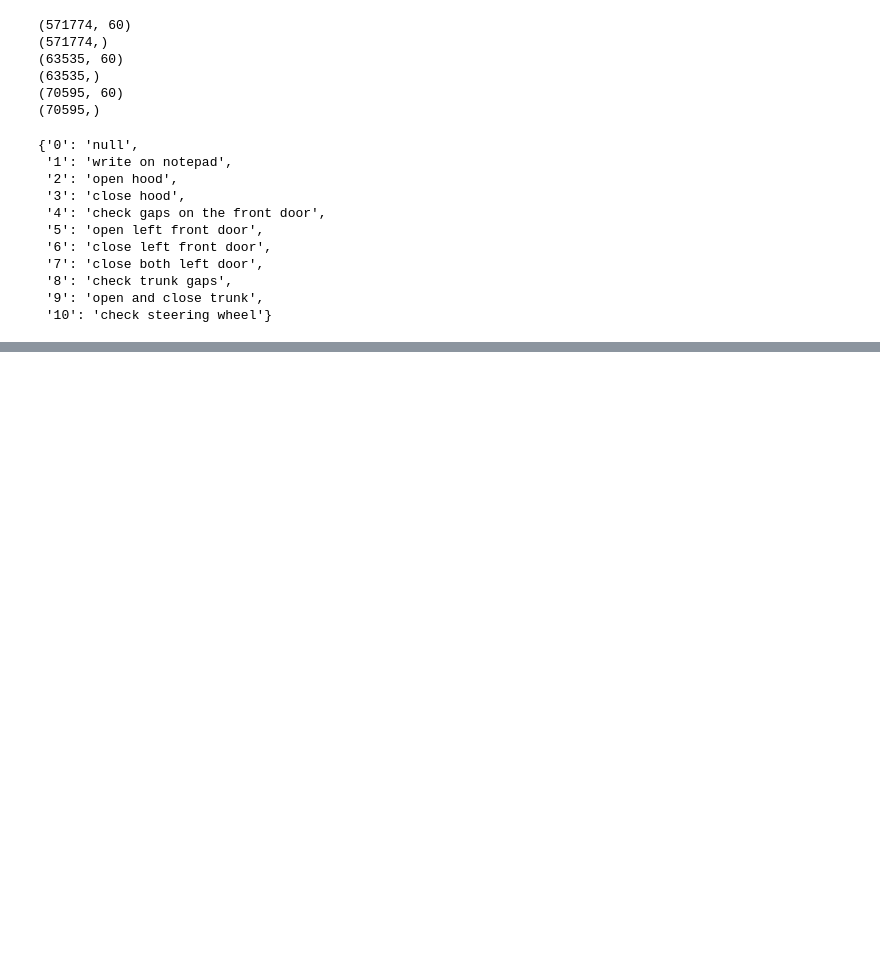
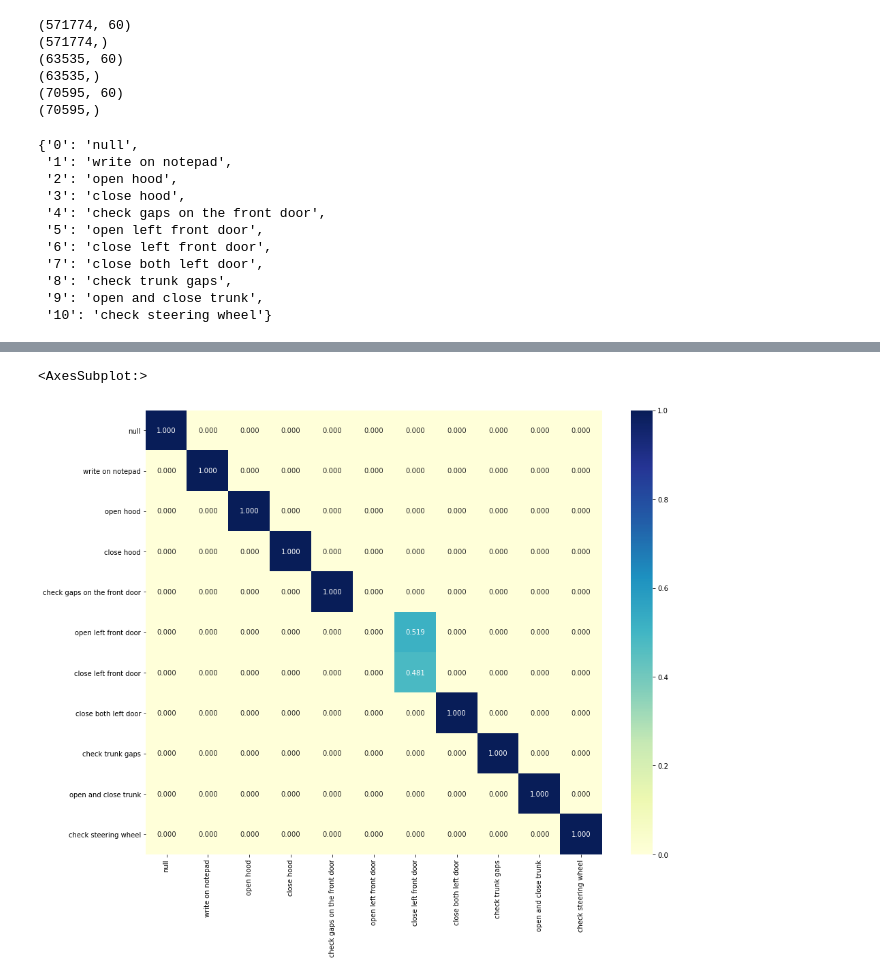
Before and after one commit to saif-mahmud/hierarchical-attention-HAR, a Jupyter notebook: notebooks/skoda_session_guided_window.ipynb, the cells around one changed output, grey strips where cells are left out. Drawn from its saved outputs; the diff is of its cells as text; code cells hidden in the pictures; blank space fills up the shorter version.

```diff
--- a/notebooks/skoda_session_guided_window.ipynb
+++ b/notebooks/skoda_session_guided_window.ipynb
@@ -64,0 +123,19 @@ activity_map
+# %%
+tf.keras.backend.clear_session()
+gpus = tf.config.experimental.list_physical_devices('GPU')
+if gpus:
+  try:
+    # Currently, memory growth needs to be the same across GPUs
+    for gpu in gpus:
+      tf.config.experimental.set_memory_growth(gpu, True)
+    logical_gpus = tf.config.experimental.list_logical_devices('GPU')
+    print(len(gpus), "Physical GPUs,", len(logical_gpus), "Logical GPUs")
+  except RuntimeError as e:
+    # Memory growth must be set before GPUs have been initialized
+    print(e)
+
+device_list = ['/gpu:'+str(i) for i in range(0, 4)]
+strategy = tf.distribute.MirroredStrategy(devices=device_list)
+print('Number of devices: {}'.format(strategy.num_replicas_in_sync))
+with strategy.scope():
+    model = HSA_model_session_guided_window(**hyperparameters['HSA_model']).get_compiled_model()
@@ -64,0 +146,6 @@ activity_map
+# %%
+checkpoint_filepath = "skoda_checkpoints/cp-{epoch:04d}.ckpt"
+
+model_checkpoint_callback = tf.keras.callbacks.ModelCheckpoint(filepath=checkpoint_filepath,
+                                                               save_weights_only=True,
+                                                               verbose=1)
@@ -64,0 +172,2 @@ activity_map
+# %%
+model.fit(X_train, [y_train_mid, y_train], batch_size=len(device_list) * 64, epochs=40, validation_data=(X_val, [y_val_mid, y_val]), callbacks=[model_checkpoint_callback], use_multiprocessing=True)
@@ -64,0 +193,2 @@ activity_map
+# %%
+pred_mid, pred_sess = model.predict(X_test, batch_size=len(device_list) * 64)
@@ -64,0 +239,9 @@ activity_map
+# %%
+confm = confusion_matrix(np.argmax(y_test, axis=1), np.argmax(pred_sess, axis=1), labels=list(map(int, list(activity_map.keys()))), normalize='pred')
+activity_list = list(activity_map.values())
+df_cm = pd.DataFrame(confm, index=activity_list, columns=activity_list)
+plt.figure(figsize = (15, 12))
+sns.heatmap(df_cm, annot=True, fmt='0.3f', cmap="YlGnBu")
+# %% [output]
+<AxesSubplot:>
+[figure, added]
```
Also changed, not shown: parts of 20 cells of this notebook, 6 other files.
